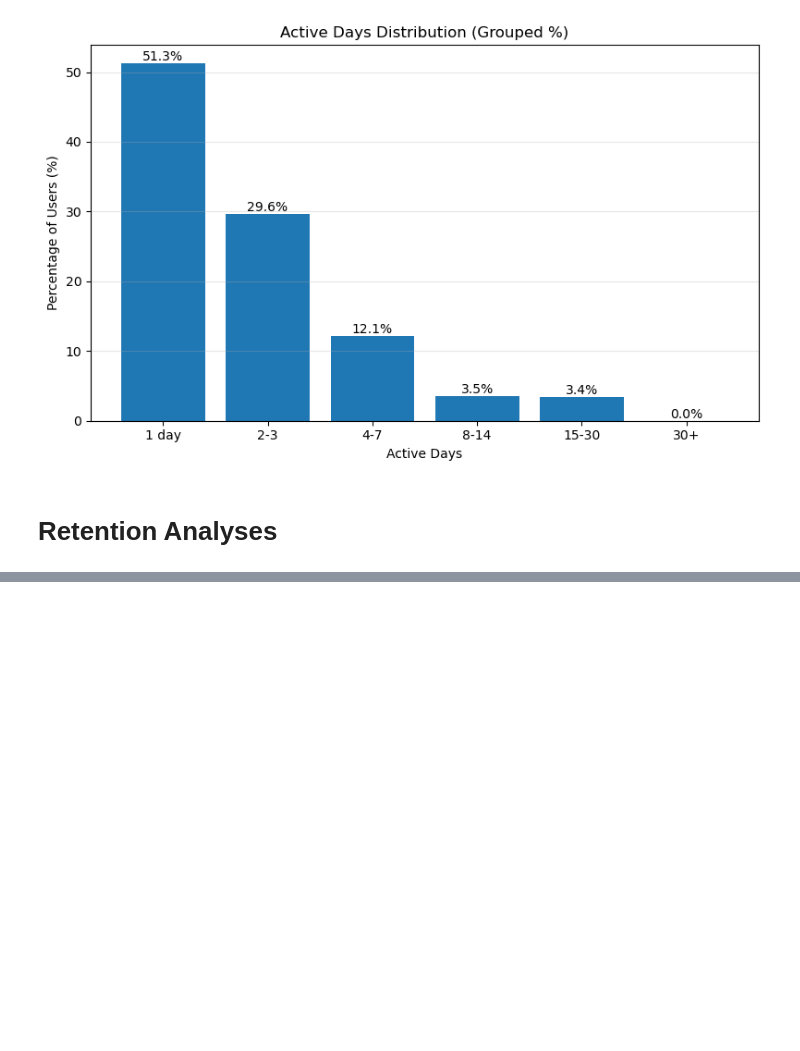
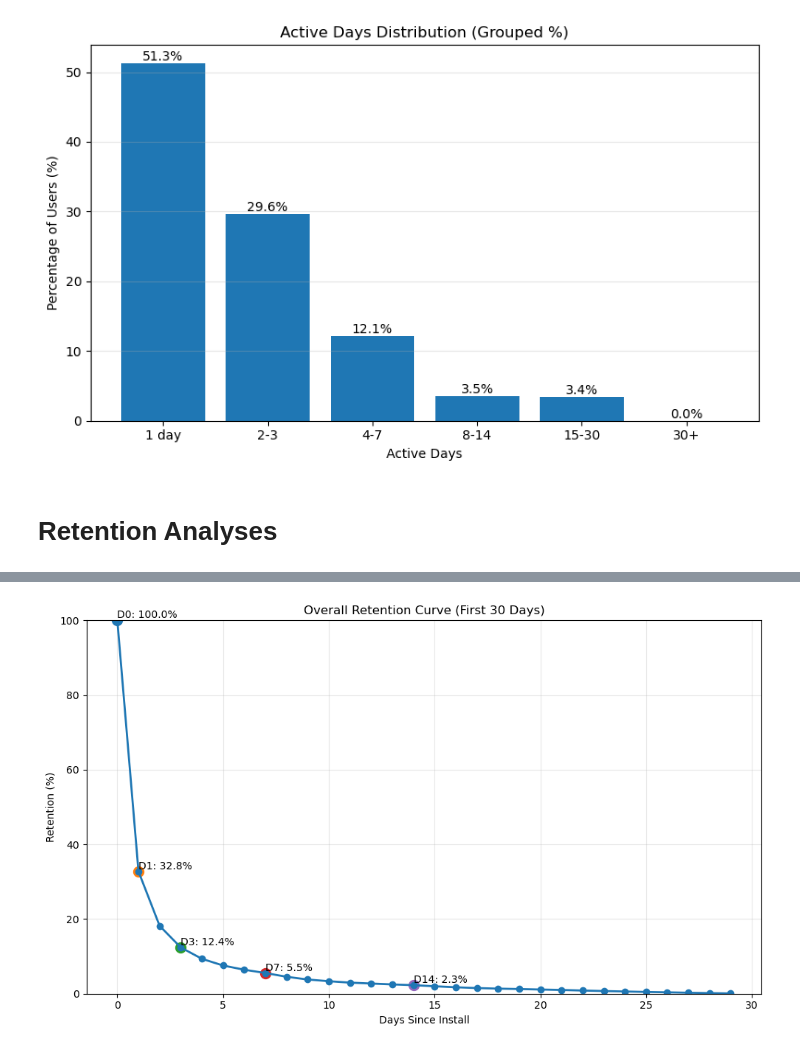
Before and after one commit to utkuayten/vertigo, a Jupyter notebook: notebooks/02_task2.ipynb, the cells around one changed output, grey strips where cells are left out. Cells and saved outputs as stored; diff of their text form; code cells hidden in the pictures; blank space fills up the shorter version.

```diff
--- a/notebooks/02_task2.ipynb
+++ b/notebooks/02_task2.ipynb
@@ -113,0 +122,19 @@ plt.show()
+# %%
+# Define overall cohort (Day 0 users)
+cohort_users = df[df["days_since_install"] == 0]["user_id"].unique()
+cohort_size = len(cohort_users)
+
+# Compute retention
+retention_table = (
+    df[df["user_id"].isin(cohort_users)]
+    .groupby("days_since_install")["user_id"]
+    .nunique()
+    .reset_index()
+    .rename(columns={"user_id": "active_users"})
+)
+
+retention_table["retention_rate"] = (
+        retention_table["active_users"] / cohort_size
+)
+
+retention_table.head()
@@ -113,0 +148,48 @@ plt.show()
+# %%
+import matplotlib.pyplot as plt
+
+'''
+Retention was calculated only for users installed within the data window to avoid lifecycle truncation bias caused by historical installs outside the observation period.
+'''
+temp_retention = retention_table.copy()
+
+temp_retention = temp_retention[
+    temp_retention["days_since_install"] <= 30
+    ]
+
+temp_days = temp_retention["days_since_install"]
+temp_rates = temp_retention["retention_rate"] * 100
+
+plt.figure(figsize=(10, 6))
+
+plt.plot(
+    temp_days,
+    temp_rates,
+    marker="o",
+    linewidth=2
+)
+
+highlight_days = [0, 1, 3, 7, 14]
+
+for d in highlight_days:
+
+    temp_row = temp_retention[
+        temp_retention["days_since_install"] == d
+        ]
+
+    if not temp_row.empty:
+        y = temp_row["retention_rate"].values[0] * 100
+
+        plt.scatter(d, y, s=100)
+        plt.text(d, y, f"D{d}: {y:.1f}%", va="bottom")
+
+plt.xlabel("Days Since Install")
+plt.ylabel("Retention (%)")
+plt.title("Overall Retention Curve (First 30 Days)")
+
+plt.ylim(0, 100)
+plt.grid(alpha=0.3)
+plt.tight_layout()
+plt.show()
+# %% [output]
+[figure, added]
```
Also changed, not shown: parts of 10 cells of this notebook, 1 other file.
